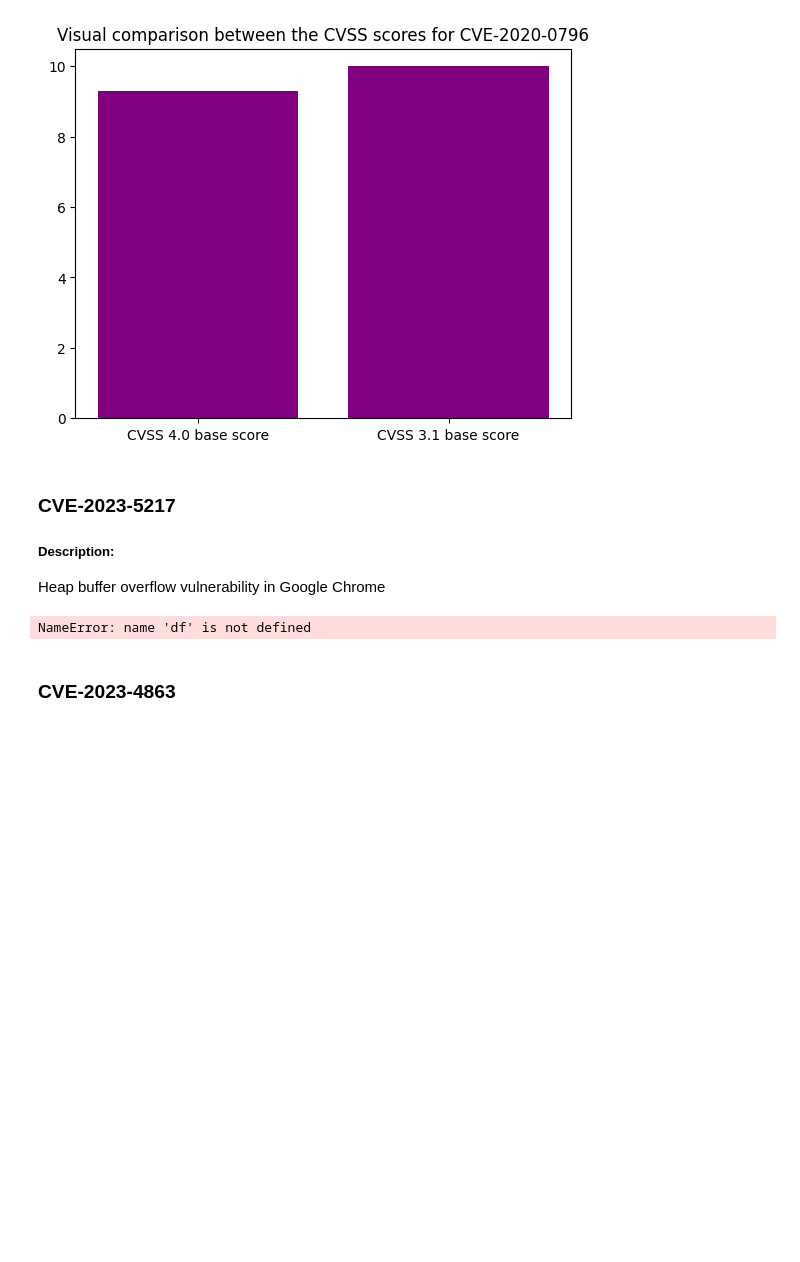
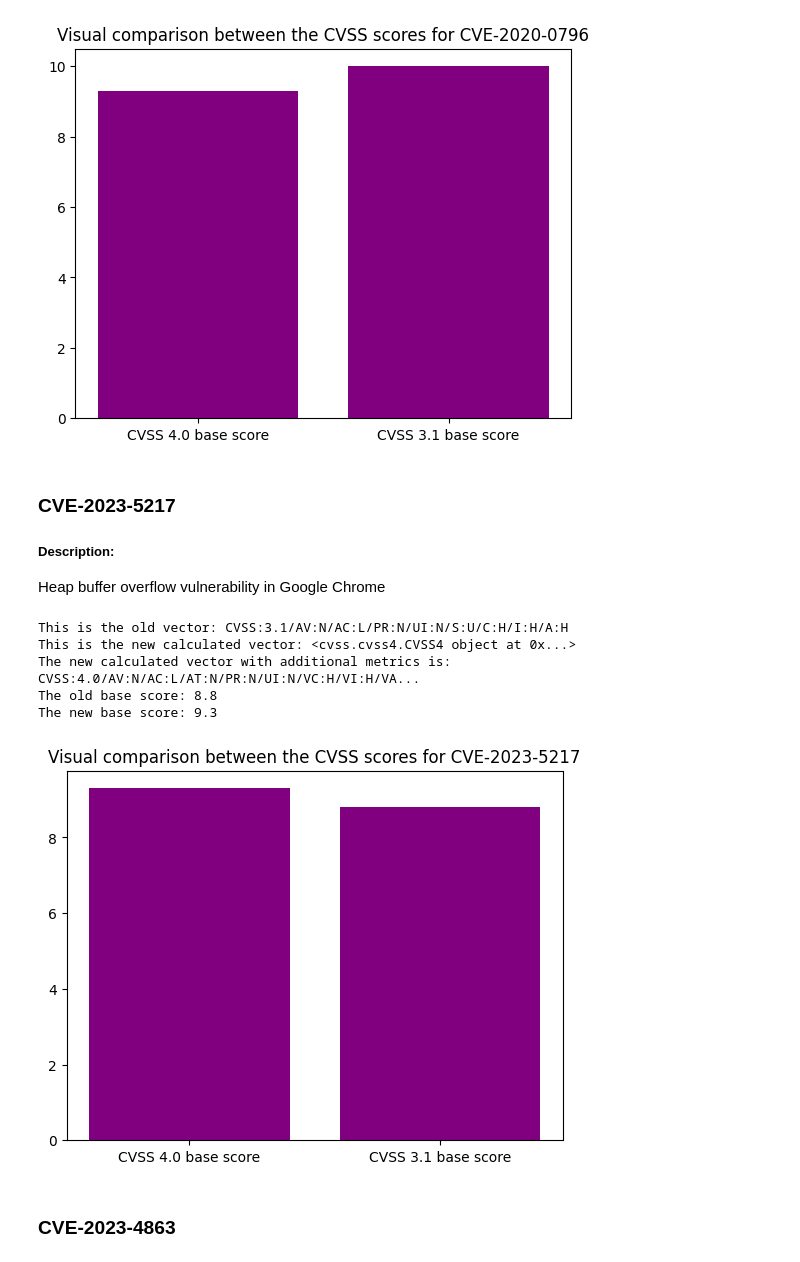
Before and after one commit to wojwozniak/cvss_converter, a Jupyter notebook: src/CVEcomparisons.ipynb, the cells around one changed output. Saved outputs shown, nothing was run; the diff lists cells and outputs as text; code cells hidden in the pictures; blank space fills up the shorter version.

```diff
--- a/src/CVEcomparisons.ipynb
+++ b/src/CVEcomparisons.ipynb
@@ -512,26 +504,31 @@ The new base score: 9.3
 Heap buffer overflow vulnerability in Google Chrome
 # %%
 vector_name = 'CVE-2023-5217'
-CVSS31 = df[df['CVE'] == vector_name]["Vector 3.1"]
-cvss_old_score = df[df["CVE"] == vector_name]["Base Score 3.1"].to_string()[5:]
+CVSS31 = df1[df1['CVE'] == vector_name]["Vector 3.1"]
+cvss_old_score = df1[df1["CVE"] == vector_name]["Base Score 3.1"].to_string()[6:]
 CVSS31 = CVSS31.to_string()
-add_metrics = df[df["CVE"] == vector_name]["Vector 4.0 (with all the additional metrics)"].to_string()[5:]
-vec = cvss.CVSS3(CVSS31[5:])
+add_metrics = df1[df1["CVE"] == vector_name]["Vector 4.0 (with all the additional metrics)"].to_string()[6:]
+vec = cvss.CVSS3(CVSS31[6:])
 print(f"This is the old vector: {vec.vector}")
 new_vector =  score_converter(vec, SC = 'N', SI = 'N', SA='N')
 print(f"This is the new calculated vector: " + str(new_vector))
 print(f'The new calculated vector with additional metrics is: {add_metrics}')
 new_score = new_vector.base_score
 print("The old base score: " + cvss_old_score)
 print("The new base score: " + str(new_score))
 input = [new_score,float(cvss_old_score)]
 #print(input)
 plt.bar([0,1], height=input, color="purple")
 plt.xticks([0,1], ["CVSS 4.0 base score", "CVSS 3.1 base score"])
 plt.title(f"Visual comparison between the CVSS scores for {vector_name}")
 plt.show()
 # %% [output]
-NameError: name 'df' is not defined
+This is the old vector: CVSS:3.1/AV:N/AC:L/PR:N/UI:N/S:U/C:H/I:H/A:H
+This is the new calculated vector: <cvss.cvss4.CVSS4 object at 0x...>
+The new calculated vector with additional metrics is: CVSS:4.0/AV:N/AC:L/AT:N/PR:N/UI:N/VC:H/VI:H/VA...
+The old base score: 8.8
+The new base score: 9.3
+[figure, added]
 # %% [markdown]
 ### CVE-2023-4863
 # %%
```
Also changed, not shown: parts of 5 cells of this notebook.
